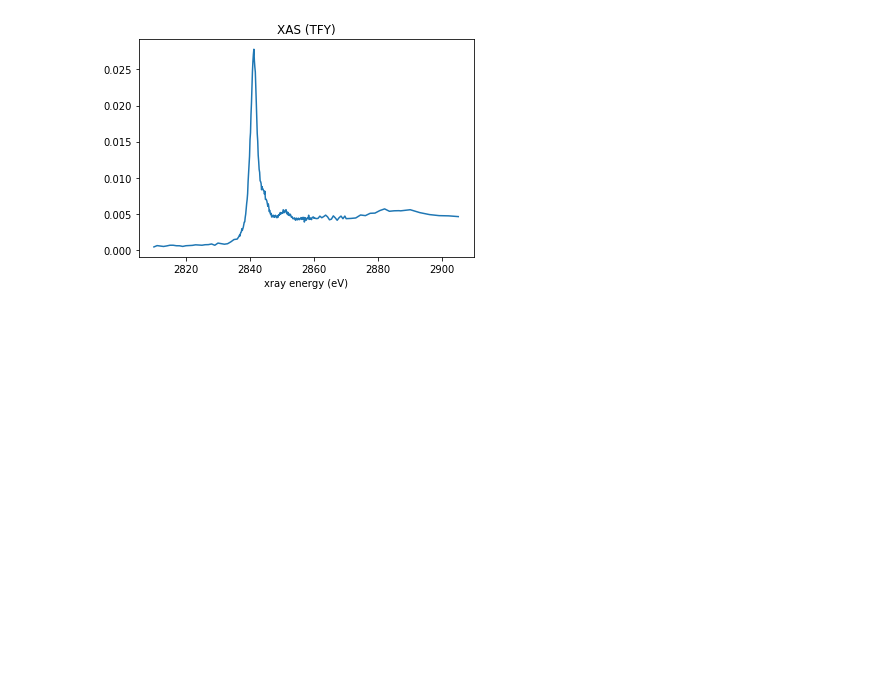
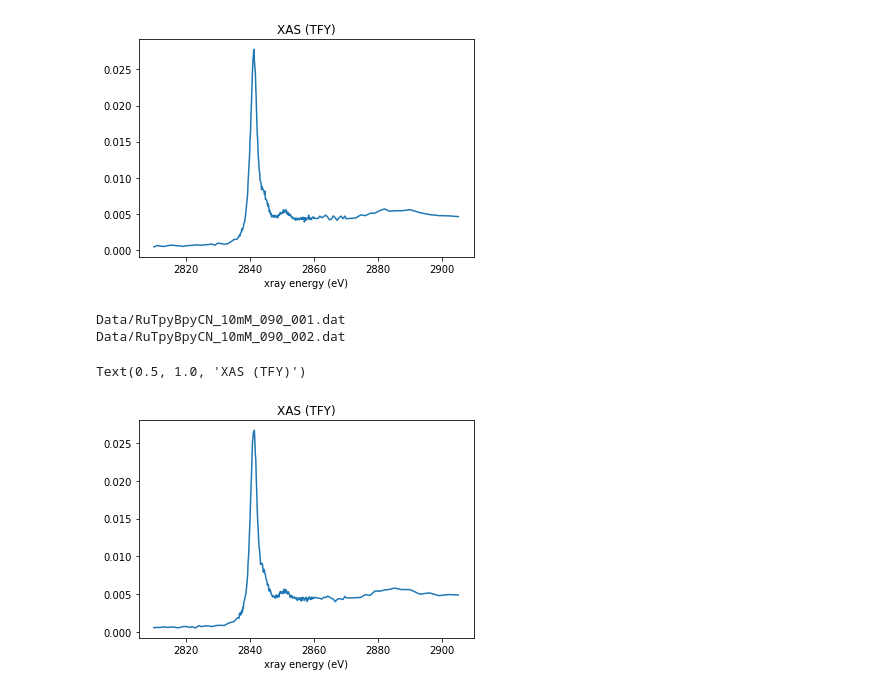
Before and after one commit to cliekhus/SSRL0719_BL143, a Jupyter notebook: PlotXAS.ipynb, the cells around one changed output. Drawn from its saved outputs; the diff is of its cells as text; code cells hidden in the pictures; blank space fills up the shorter version.

```diff
--- a/PlotXAS.ipynb
+++ b/PlotXAS.ipynb
@@ -15,3 +15,15 @@ plt.title('XAS (TFY)')
 # %% [output]
 Text(0.5, 1.0, 'XAS (TFY)')
 [figure]
+# %%
+XEnergy, I0, FF1, FF2, FF3, FF = averageScans('RuTpyBpyCN_10mM_090', 2,False)
+# %% [output]
+Data/RuTpyBpyCN_10mM_090_001.dat
+Data/RuTpyBpyCN_10mM_090_002.dat
+# %%
+plt.plot(XEnergy, [(w+x+y)/z for w,x,y,z in zip(FF1,FF2,FF3,I0)])
+plt.xlabel('xray energy (eV)')
+plt.title('XAS (TFY)')
+# %% [output]
+Text(0.5, 1.0, 'XAS (TFY)')
+[figure, added]
```
Also changed, not shown: parts of 1 cell of this notebook, 1 other file.
